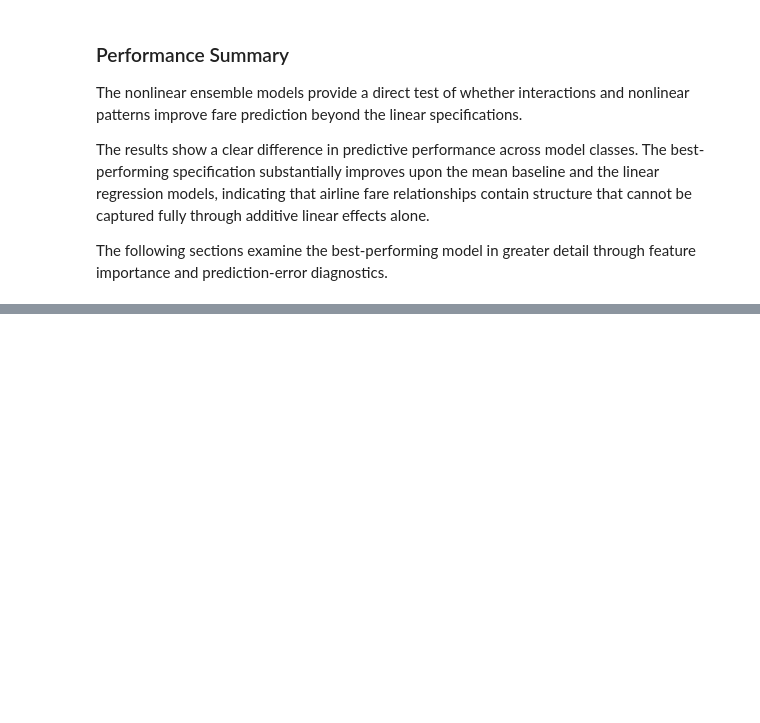
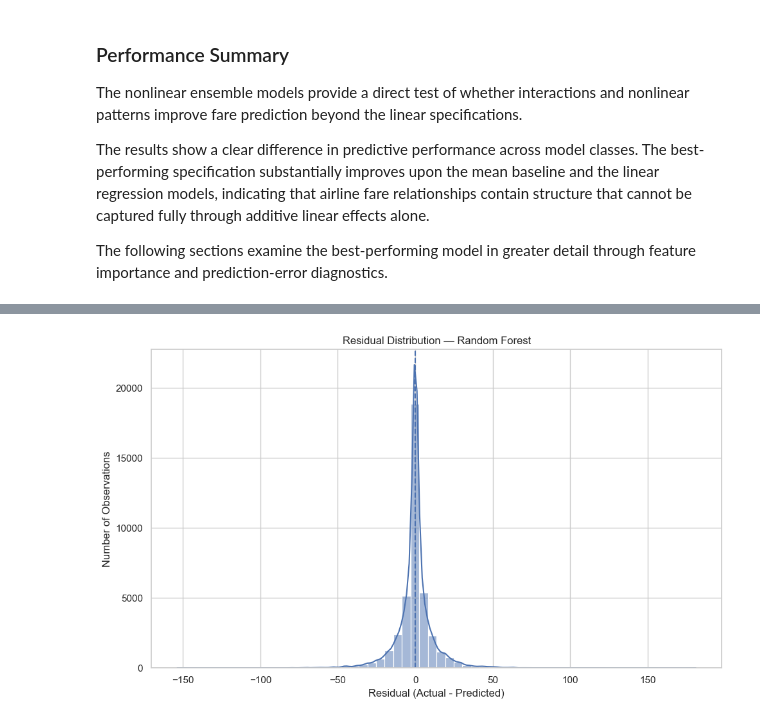
Before and after one commit to eldarhasanly/analysis-of-factors-influencing-airline-ticket-prices-using-statistical-and-machine-learning-methods, a Jupyter notebook: notebooks/airline_fare_analysis.ipynb, the cells around one changed output, grey strips where cells are left out. Saved outputs shown, nothing was run; the diff lists cells and outputs as text; code cells hidden in the pictures; blank space fills up the shorter version.

```diff
--- a/notebooks/airline_fare_analysis.ipynb
+++ b/notebooks/airline_fare_analysis.ipynb
@@ -1310,0 +1522,7 @@ The following sections examine the best-performing model in greater detail throu
+# %%
+residuals = (
+    y_test.to_numpy()
+    - best_predictions
+)
+
+absolute_errors = np.abs(residuals)
@@ -1310,0 +1563,26 @@ The following sections examine the best-performing model in greater detail throu
+# %%
+fig, ax = plt.subplots(figsize=(10, 6))
+
+sns.histplot(
+    residuals,
+    bins=60,
+    kde=True,
+    ax=ax,
+)
+
+ax.axvline(
+    0,
+    linestyle="--",
+    linewidth=1.5,
+)
+
+ax.set_title(
+    f"Residual Distribution — {best_model_name}"
+)
+ax.set_xlabel("Residual (Actual - Predicted)")
+ax.set_ylabel("Number of Observations")
+
+plt.tight_layout()
+plt.show()
+# %% [output]
+[figure, added]
```
Also changed, not shown: parts of 18 cells of this notebook.
